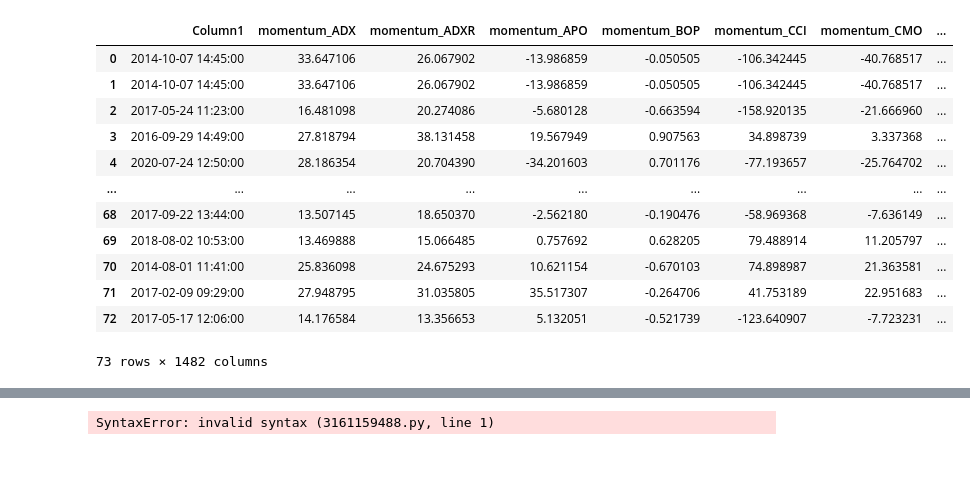
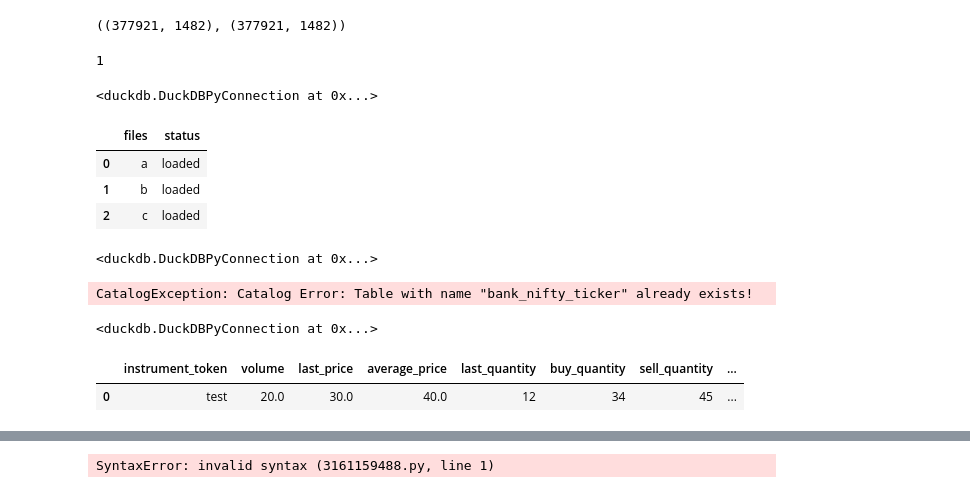
Before and after one commit to xooca/quant_game, a Jupyter notebook: notebook/test.ipynb, the cells around one changed output, grey strips where cells are left out. Saved outputs shown, nothing was run; the diff lists cells and outputs as text; code cells hidden in the pictures; blank space fills up the shorter version.

```diff
--- a/notebook/test.ipynb
+++ b/notebook/test.ipynb
@@ -3,2 +7,2 @@ import duckdb
 # %%
-con = duckdb.connect(database='/Volumes/Seagate/database/trading', read_only=False)
+con = duckdb.connect(database='/Volumes/Seagate/database/development/test', read_only=False)
@@ -4,0 +54,4 @@ con = duckdb.connect(database='/Volumes/Seagate/database/trading', read_only=Fal
+# %%
+df.shape,df1.shape
+# %% [output]
+((377921, 1482), (377921, 1482))
@@ -5,16 +66,60 @@ con = duckdb.connect(database='/Volumes/Seagate/database/trading', read_only=Fal
+# %%
+a1 = {'a':1,'b':2}
+a1.get('a')
+# %% [output]
+1
+# %%
+con.execute("create schema testing")
+# %% [output]
+<duckdb.DuckDBPyConnection at 0x...>
+# %%
+import pandas as pd
+z = {'files':['a','b','c'],'status':['loaded','loaded','loaded']}
+pd.DataFrame(z)
+# %% [output]
+|  | files | status |
+| 0 | a | loaded |
+| 1 | b | loaded |
+| 2 | c | loaded |
+# %%
+con.execute(f'''
+    CREATE TABLE s1.bank_nifty_ticker(
+    instrument_token VARCHAR,
+    volume DECIMAL(8,2),
+    last_price DECIMAL(8,2),
+    average_price DECIMAL(8,2),
+    last_quantity INTEGER,
+    buy_quantity INTEGER,
+    sell_quantity INTEGER,
+    last_trade_time DATE
+    )
+    ''')
+# %% [output]
+<duckdb.DuckDBPyConnection at 0x...>
+# %%
+con.execute(f'''
+    CREATE TABLE main.bank_nifty_ticker(
+    instrument_token VARCHAR,
+    volume DECIMAL(8,2),
+    last_price DECIMAL(8,2),
+    average_price DECIMAL(8,2),
+    last_quantity INTEGER,
+    buy_quantity INTEGER,
+    sell_quantity INTEGER,
+    last_trade_time DATE
+    )
+    ''')
+# %% [output]
+CatalogException: Catalog Error: Table with name "bank_nifty_ticker" already exists!
+# %%
+con.execute('''
+INSERT into main.bank_nifty_ticker VALUES
+('test', 20.0, 30.0,40,12,34,45,'2020-01-01')
+''')
+# %% [output]
+<duckdb.DuckDBPyConnection at 0x...>
 # %%
-con.execute("SELECT * FROM main.train").df()
+con.execute("SELECT * FROM main.bank_nifty_ticker").df()
 # %% [output]
-|  | Column1 | momentum_ADX | momentum_ADXR | momentum_APO | momentum_BOP | momentum_CCI | momentum_CMO | ... |
-| 0 | 2014-10-07 14:45:00 | 33.647106 | 26.067902 | -13.986859 | -0.050505 | -106.342445 | -40.768517 | ... |
-| 1 | 2014-10-07 14:45:00 | 33.647106 | 26.067902 | -13.986859 | -0.050505 | -106.342445 | -40.768517 | ... |
-| 2 | 2017-05-24 11:23:00 | 16.481098 | 20.274086 | -5.680128 | -0.663594 | -158.920135 | -21.666960 | ... |
-| 3 | 2016-09-29 14:49:00 | 27.818794 | 38.131458 | 19.567949 | 0.907563 | 34.898739 | 3.337368 | ... |
-| 4 | 2020-07-24 12:50:00 | 28.186354 | 20.704390 | -34.201603 | 0.701176 | -77.193657 | -25.764702 | ... |
-| ... | ... | ... | ... | ... | ... | ... | ... | ... |
-| 68 | 2017-09-22 13:44:00 | 13.507145 | 18.650370 | -2.562180 | -0.190476 | -58.969368 | -7.636149 | ... |
-| 69 | 2018-08-02 10:53:00 | 13.469888 | 15.066485 | 0.757692 | 0.628205 | 79.488914 | 11.205797 | ... |
-| 70 | 2014-08-01 11:41:00 | 25.836098 | 24.675293 | 10.621154 | -0.670103 | 74.898987 | 21.363581 | ... |
-| 71 | 2017-02-09 09:29:00 | 27.948795 | 31.035805 | 35.517307 | -0.264706 | 41.753189 | 22.951683 | ... |
-| 72 | 2017-05-17 12:06:00 | 14.176584 | 13.356653 | 5.132051 | -0.521739 | -123.640907 | -7.723231 | ... |
+|  | instrument_token | volume | last_price | average_price | last_quantity | buy_quantity | sell_quantity | ... |
+| 0 | test | 20.0 | 30.0 | 40.0 | 12 | 34 | 45 | ... |
-73 rows × 1482 columns
```
Also changed, not shown: parts of 12 cells of this notebook, 54 other files.
